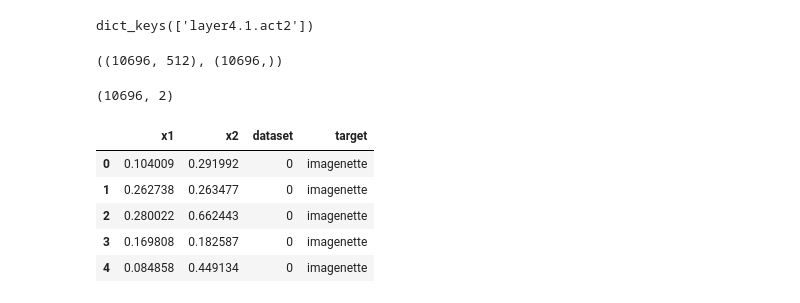
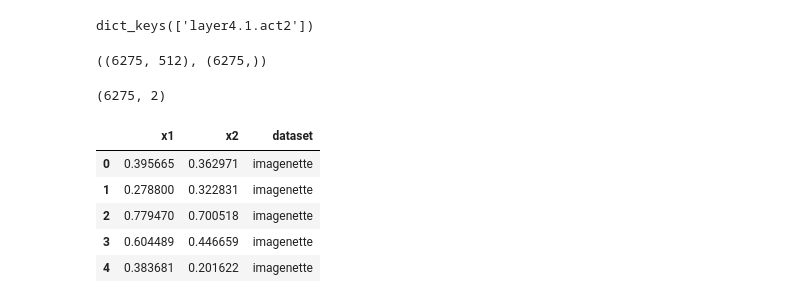
Before and after one commit to riccardomusmeci/tocla, a Jupyter notebook: notebooks/domain-shift-estimation.ipynb, the cells around one changed output. Cells and saved outputs as stored; diff of their text form; code cells hidden in the pictures.

```diff
--- a/notebooks/domain-shift-estimation.ipynb
+++ b/notebooks/domain-shift-estimation.ipynb
@@ -48,7 +48,7 @@ imagenette_dataset = TrainDataset(
         8: 'n03394916-trumpet',
         9: 'n03000684-chainsaw'
     },
-    max_samples_per_class=3000,
+    max_samples_per_class=500,
     random_samples=True,
     transform=Transform(train=False, img_size=224)
 )
@@ -127,7 +131,7 @@ dict_keys(['layer4.1.act2'])
 X, y = layers_dist["layer4.1.act2"].values()
 X.shape, y.shape
 # %% [output]
-((10696, 512), (10696,))
+((6275, 512), (6275,))
 # %%
 red_method = TSNE(2, perplexity=15, learning_rate=200, random_state=42)
 #red_method = PCA(2)
@@ -135,27 +139,27 @@ red_method = TSNE(2, perplexity=15, learning_rate=200, random_state=42)
 X_red = red_method.fit_transform(X)
 X_red.shape
 # %% [output]
-(10696, 2)
+(6275, 2)
 # %%
 X_red[:, 0] = scale_to_01_range(X_red[:, 0])
 X_red[:, 1] = scale_to_01_range(X_red[:, 1])
 # %%
 plot_df = pd.DataFrame(
     columns=['x1', 'x2', 'dataset'],
     data=np.column_stack((X_red, y))
 )
 
 # # cast targets column to int
 plot_df.loc[:, 'dataset'] = plot_df.dataset.astype(int)
-plot_df.loc[:, 'target'] = plot_df.dataset.map({0: "imagenette", 1: "imagewang"})
+plot_df.loc[:, 'dataset'] = plot_df.dataset.map({0: "imagenette", 1: "imagewang"})
 plot_df.head()
 # %% [output]
-|  | x1 | x2 | dataset | target |
-| 0 | 0.104009 | 0.291992 | 0 | imagenette |
-| 1 | 0.262738 | 0.263477 | 0 | imagenette |
-| 2 | 0.280022 | 0.662443 | 0 | imagenette |
-| 3 | 0.169808 | 0.182587 | 0 | imagenette |
-| 4 | 0.084858 | 0.449134 | 0 | imagenette |
+|  | x1 | x2 | dataset |
+| 0 | 0.395665 | 0.362971 | imagenette |
+| 1 | 0.278800 | 0.322831 | imagenette |
+| 2 | 0.779470 | 0.700518 | imagenette |
+| 3 | 0.604489 | 0.446659 | imagenette |
+| 4 | 0.383681 | 0.201622 | imagenette |
 # %%
 grid = sns.FacetGrid(plot_df, hue="dataset", height=8, aspect=1.5)
 grid.map(plt.scatter, 'x1', 'x2').add_legend()
```
Also changed, not shown: parts of 3 cells of this notebook.
